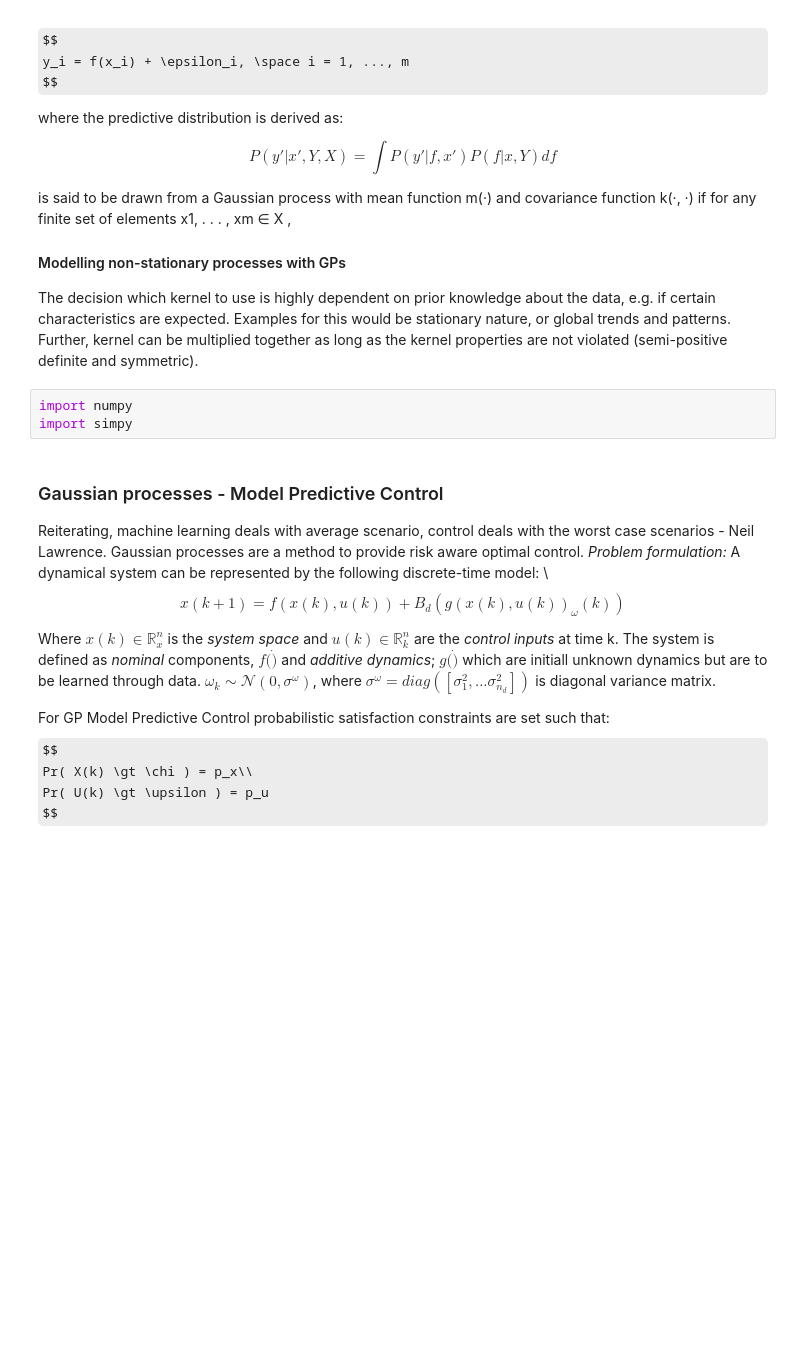
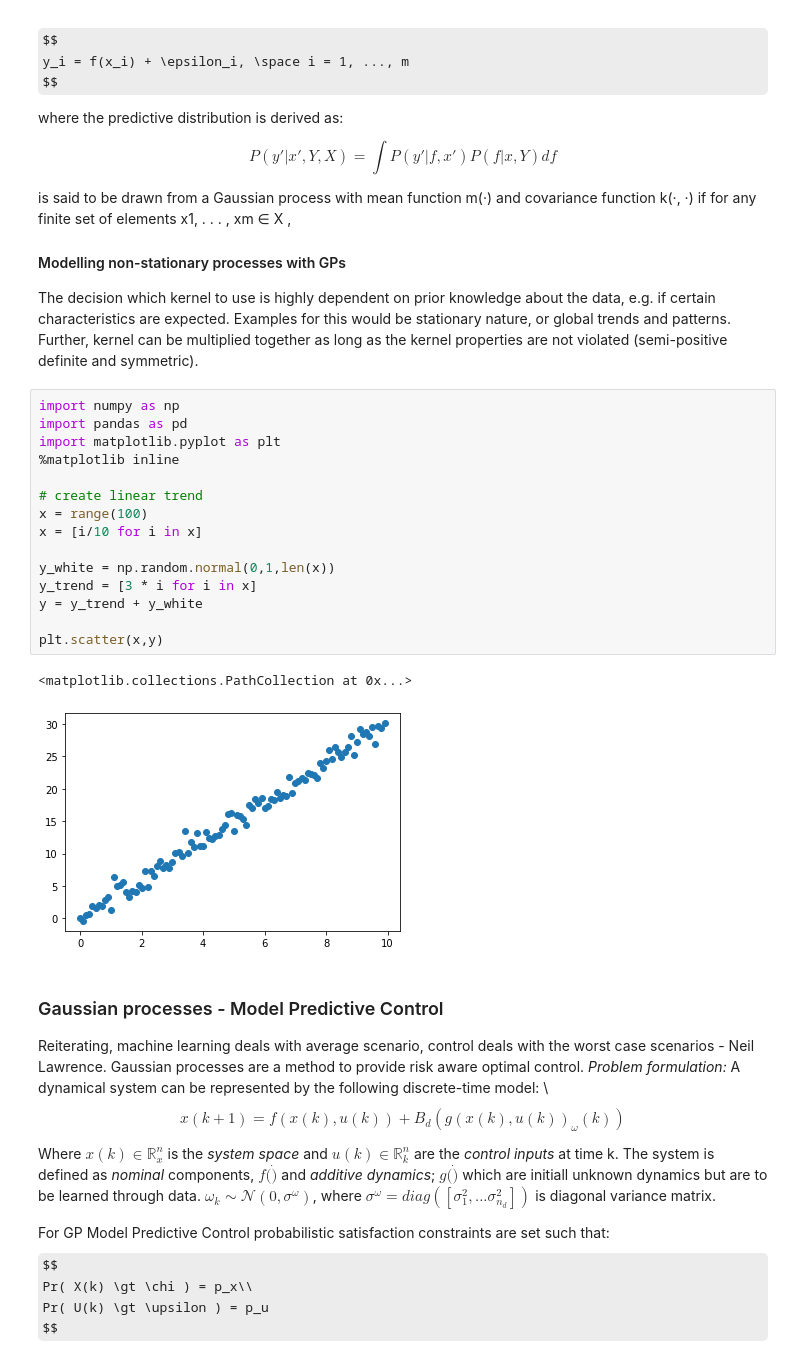
Before and after one commit to jackleekopij/Signal_processing, a Jupyter notebook: Gaussian Processes.ipynb, the cells around one changed output. Saved outputs shown, nothing was run; the diff lists cells and outputs as text; some formulas as TeX source; blank space fills up the shorter version.

Commit message:
Created linear trend data with white noise; constant/linear kernel for nonstationary data sets

```diff
--- a/Gaussian Processes.ipynb
+++ b/Gaussian Processes.ipynb
@@ -124,9 +124,24 @@ set of elements x1, . . . , xm ∈ X ,
 
 #### Modelling non-stationary processes with GPs
 The decision which kernel to use is highly dependent on prior knowledge about the data, e.g. if certain characteristics are expected. Examples for this would be stationary nature, or global trends and patterns. Further, kernel can be multiplied together as long as the kernel properties are not violated (semi-positive definite and symmetric).
-# %%
-import numpy
-import simpy
+# %%
+import numpy as np
+import pandas as pd
+import matplotlib.pyplot as plt
+%matplotlib inline
+
+# create linear trend
+x = range(100)
+x = [i/10 for i in x]
+
+y_white = np.random.normal(0,1,len(x))
+y_trend = [3 * i for i in x]
+y = y_trend + y_white
+
+plt.scatter(x,y)
+# %% [output]
+<matplotlib.collections.PathCollection at 0x...>
+[figure, added]
 # %% [markdown]
 ### Gaussian processes - Model Predictive Control
 Reiterating, machine learning deals with average scenario, control deals with the worst case scenarios - Neil Lawrence.
```
